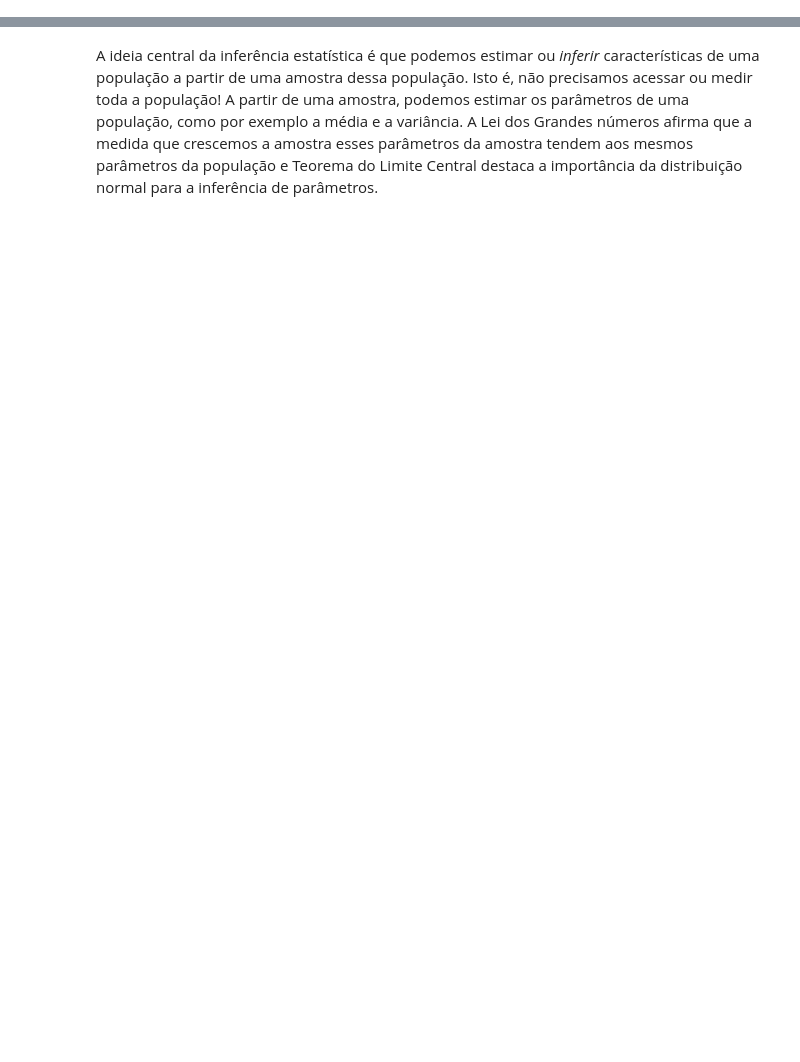
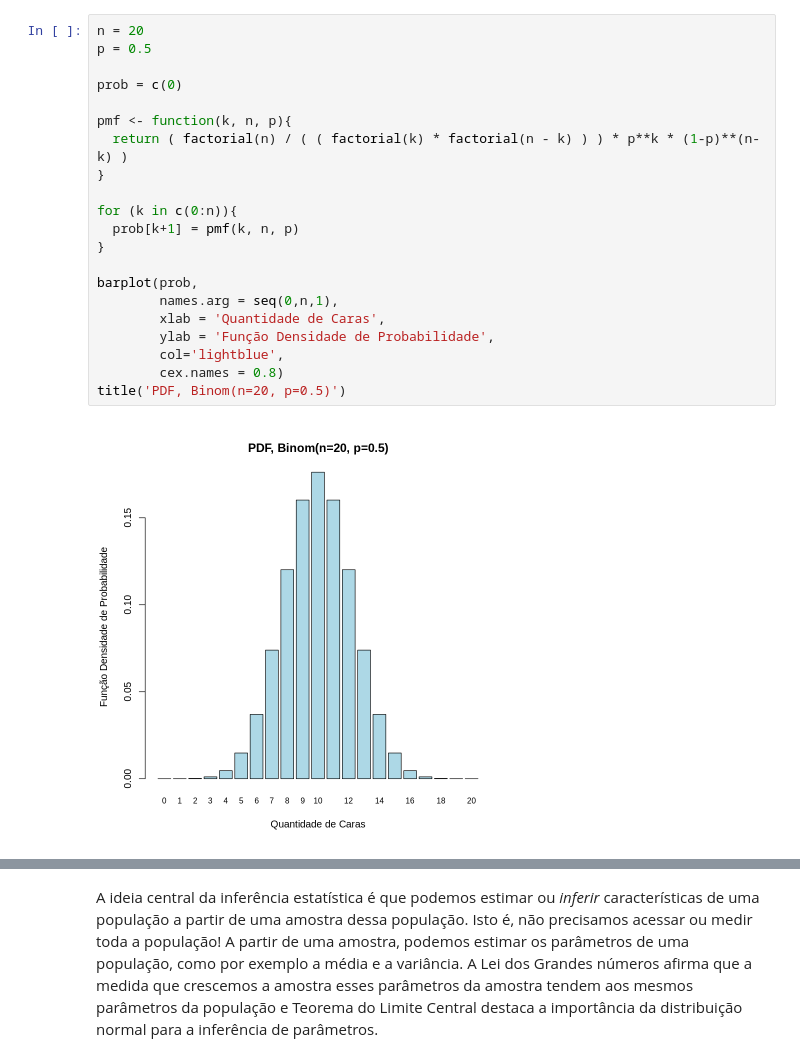
Before and after one commit to Rogerio-mack/Analise_Exploratoria_de_Dados, a Jupyter notebook: AED_5.ipynb, the cells around one changed output, grey strips where cells are left out. Cells and saved outputs as stored; diff of their text form; blank space fills up the shorter version.

```diff
--- a/AED_5.ipynb
+++ b/AED_5.ipynb
@@ -16,0 +132,23 @@ Você já aprendeu o que são as as distribuições de probabilidade e algumas d
+# %%
+n = 20
+p = 0.5
+
+prob = c(0)
+
+pmf <- function(k, n, p){
+  return ( factorial(n) / ( ( factorial(k) * factorial(n - k) ) ) * p**k * (1-p)**(n-k) )
+}
+
+for (k in c(0:n)){
+  prob[k+1] = pmf(k, n, p)
+}
+
+barplot(prob,
+        names.arg = seq(0,n,1),
+        xlab = 'Quantidade de Caras',
+        ylab = 'Função Densidade de Probabilidade',
+        col='lightblue',
+        cex.names = 0.8)
+title('PDF, Binom(n=20, p=0.5)')
+# %% [output]
+[figure, added]
```
Also changed, not shown: parts of 126 cells of this notebook.
